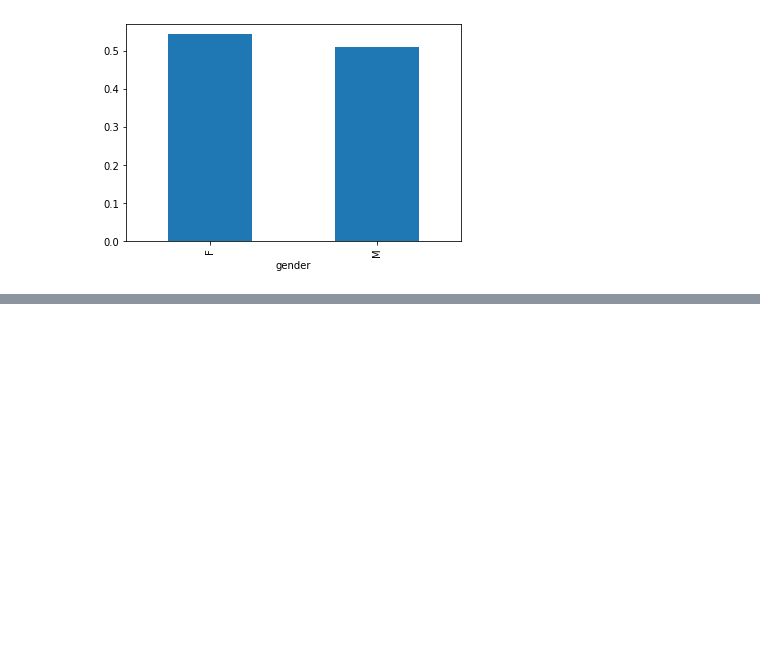
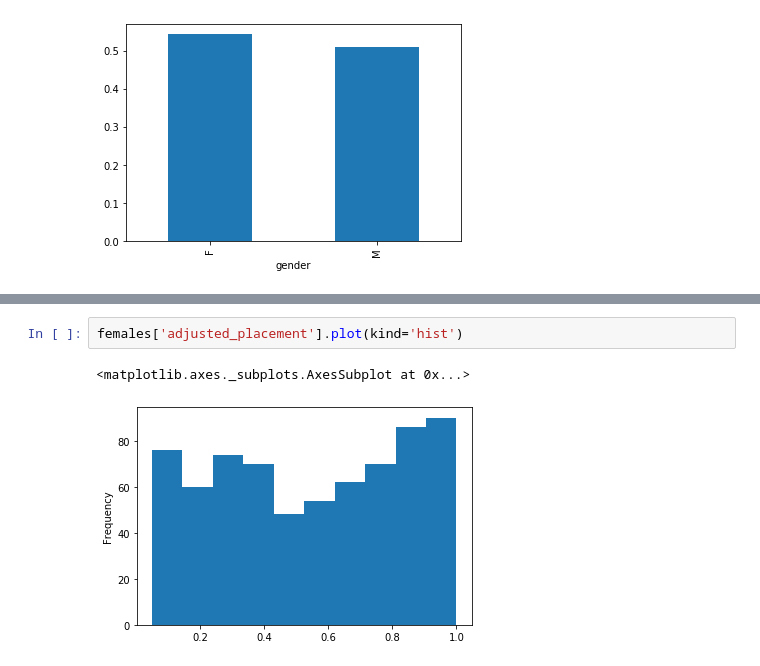
Before and after one commit to kayschulz/survivor_analysis, a Jupyter notebook: exploratory_analysis.ipynb, the cells around one changed output, grey strips where cells are left out. Saved outputs shown, nothing was run; the diff lists cells and outputs as text; blank space fills up the shorter version.

```diff
--- a/exploratory_analysis.ipynb
+++ b/exploratory_analysis.ipynb
@@ -483,0 +485,5 @@ AttributeError: 'DataFrame' object has no attribute 'box'
+# %%
+females['adjusted_placement'].plot(kind='hist')
+# %% [output]
+<matplotlib.axes._subplots.AxesSubplot at 0x...>
+[figure, added]
```
Also changed, not shown: parts of 6 cells of this notebook.
